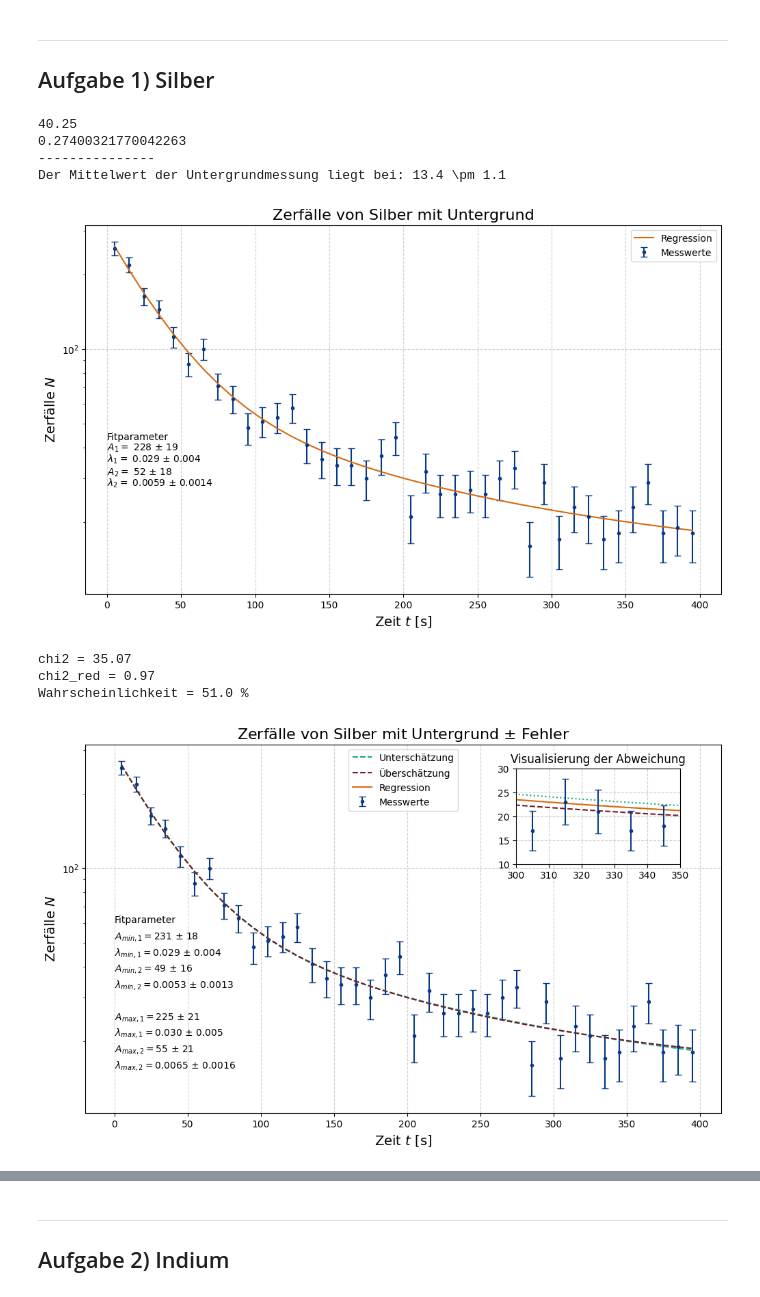
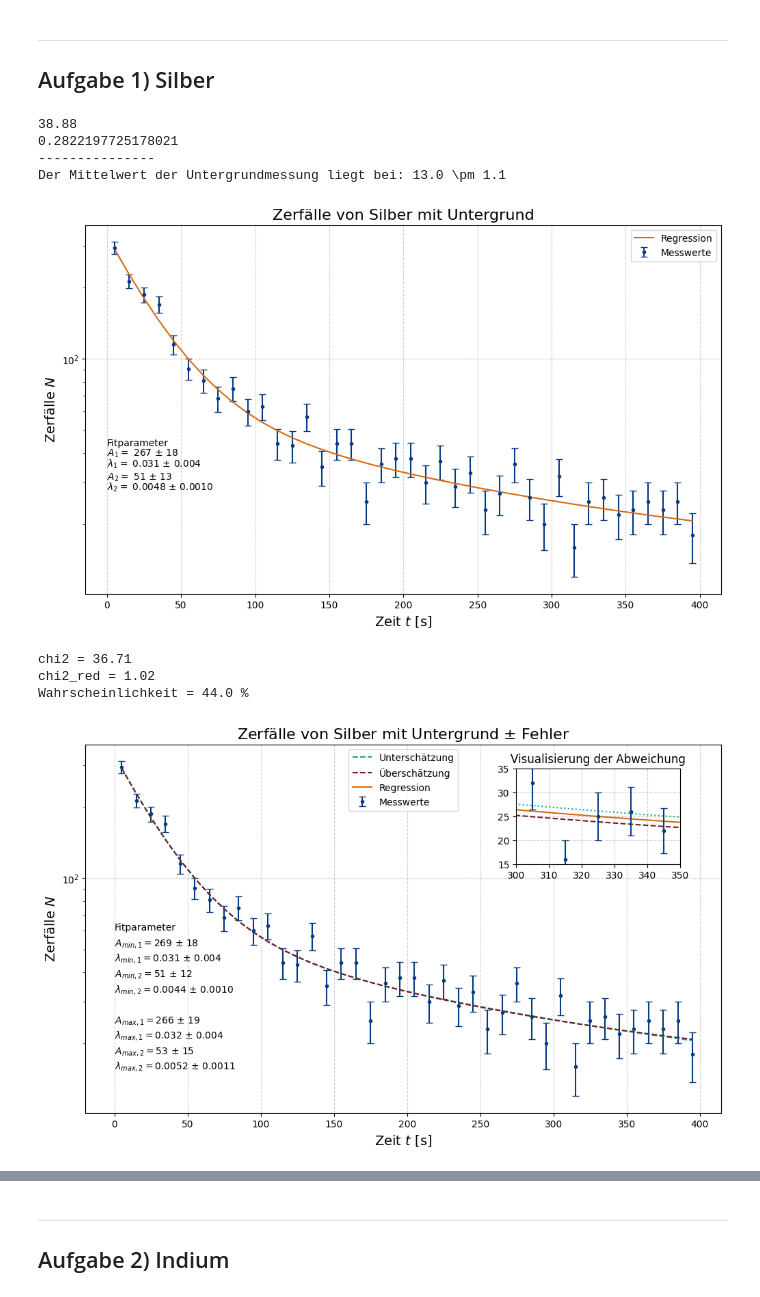
Before and after one commit to FinnZeumer/PAP-2, a Jupyter notebook: Versuche/252/Python/V251.ipynb, the cells around one changed output, grey strips where cells are left out. Saved outputs shown, nothing was run; the diff lists cells and outputs as text; code cells hidden in the pictures.

```diff
--- a/Versuche/252/Python/V251.ipynb
+++ b/Versuche/252/Python/V251.ipynb
@@ -88,7 +88,7 @@ from sympy import separatevars
 ## Aufgabe 1) Silber
 # %%
 # Untergrundmessung
-unterg = np.loadtxt('./data/untergrundAJ.txt', usecols = [1])
+unterg = np.loadtxt('./data/ag/untergrund_ag.txt', usecols = [1], skiprows=4)
 
 print(np.mean(unterg)*12)
 print(np.std(unterg) / np.sqrt(len(unterg)))
@@ -99,10 +99,10 @@ sig_mean_unterg = np.std(4 * unterg) / np.sqrt(len(unterg))
 
 print(fr'Der Mittelwert der Untergrundmessung liegt bei: {pap.round_sig_digs(sig_mean_unterg,mean_unterg)[2]}')
 # %% [output]
-40.25
-0.27400321770042263
+38.88
+0.2822197725178021
 ---------------
-Der Mittelwert der Untergrundmessung liegt bei: 13.4 \pm 1.1
+Der Mittelwert der Untergrundmessung liegt bei: 13.0 \pm 1.1
 # %%
 # Definition der Regressionsfunktion
 y0 = mean_unterg
@@ -112,10 +112,10 @@ def expo(x, A1, l1, A2, l2):
 aufgabe = '1a'
 
 # Import der Messdaten
-n1 = np.loadtxt('data/SilberAJ1.txt', usecols = [1])
-n2 = np.loadtxt('data/SilberAJ2.txt', usecols = [1])
-n3 = np.loadtxt('data/SilberAJ3.txt', usecols = [1])
-n4 = np.loadtxt('data/SilberAJ4.txt', usecols = [1])
+n1 = np.loadtxt('data/ag/silber1.txt', usecols = [1], skiprows=4)
+n2 = np.loadtxt('data/ag/silber2.txt', usecols = [1], skiprows=4)
+n3 = np.loadtxt('data/ag/silber3.txt', usecols = [1], skiprows=4)
+n4 = np.loadtxt('data/ag/silber4.txt', usecols = [1], skiprows=4)
 
 N = n1 + n2 + n3 + n4
 sig_N = np.sqrt(N)
@@ -183,7 +183,7 @@ plt.legend(loc = 'best')
 plt.savefig(f'{plt_save_folder}Regression_der_Messdaten_{aufgabe}.pdf', dpi=300)
 plt.show()
 # %% [output]
-[figure, old version]
+[figure, new version]
 # %%
 # Güte des Fits
 chi2_= np.sum((expo(t, *popt) - N) ** 2 / sig_N ** 2)
@@ -196,9 +196,9 @@ print("chi2_red =", round(chi2_red,2))
 prob = np.round(1 - chi2.cdf(chi2_,dof),2) * 100
 print("Wahrscheinlichkeit =", prob, "%")
 # %% [output]
-chi2 = 35.07
-chi2_red = 0.97
-Wahrscheinlichkeit = 51.0 %
+chi2 = 36.71
+chi2_red = 1.02
+Wahrscheinlichkeit = 44.0 %
 # %%
 aufgabe = '1b'
 # Fit unter Berücksichtigung des Untergrund-Fehlers
@@ -336,35 +336,35 @@ plt.plot(
     t,
     expo(t, *popt_max),
     color = c.WINE_RED,
     ls = '--'
     )
 
 plt.plot(
     t,
     expo(t, *popt),
     color = c.ORANGE,
     )
 
 plt.errorbar(
     t,
     N,
     yerr = sig_N,
     fmt = '.',
     capsize = 3.5,
     color = c.BLUE
     )
 
 plt.xlim(300, 350)
-plt.ylim(10, 30)
+plt.ylim(15, 35)
 plt.title('Visualisierung der Abweichung')
 
 plt.grid(True, ls='--', alpha=0.6)
 
 plt.savefig(f'{plt_save_folder}Regression_der_Messdaten_{aufgabe}.pdf', dpi=300)
 
 plt.show()
 # %% [output]
-[figure, old version]
+[figure, new version]
 # %%
 # Differenz der Zerfallskonstanten:
 sig_min_l_1 = np.abs(l_1 - l_min_1)
```
Also changed, not shown: parts of 8 cells of this notebook, 28 other files.
